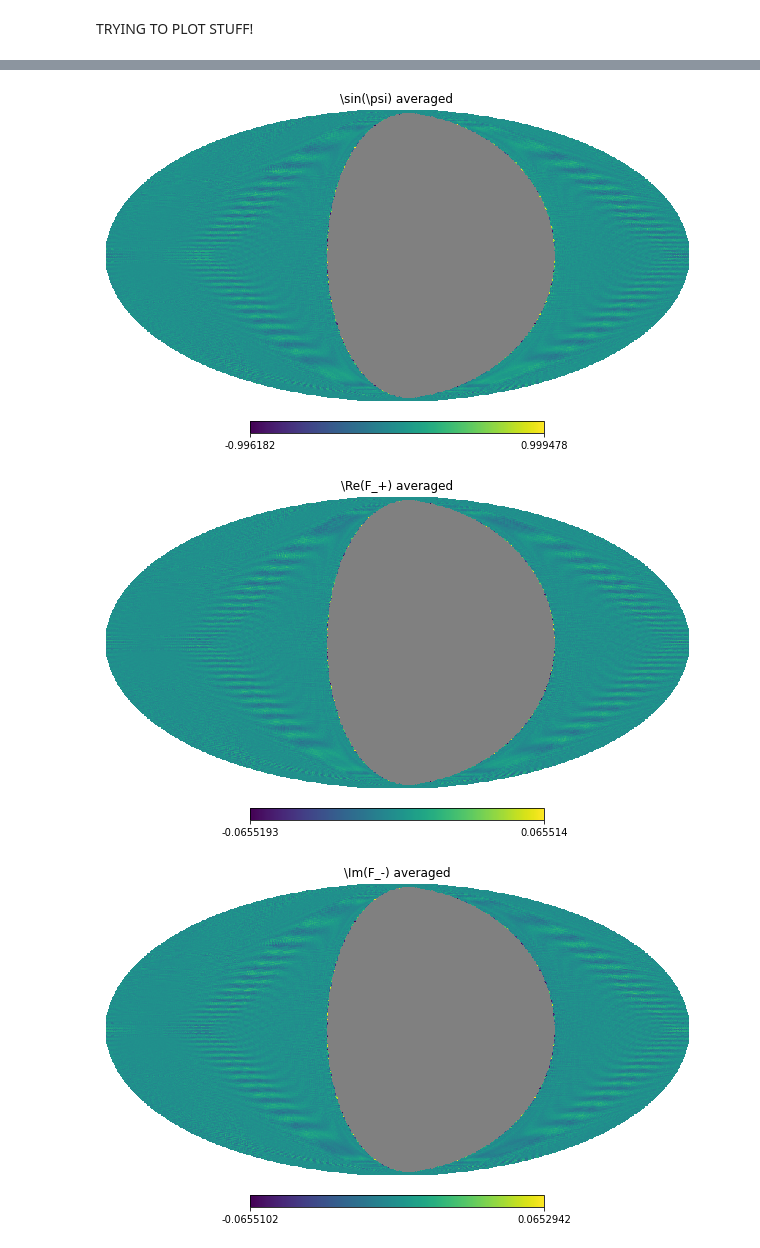
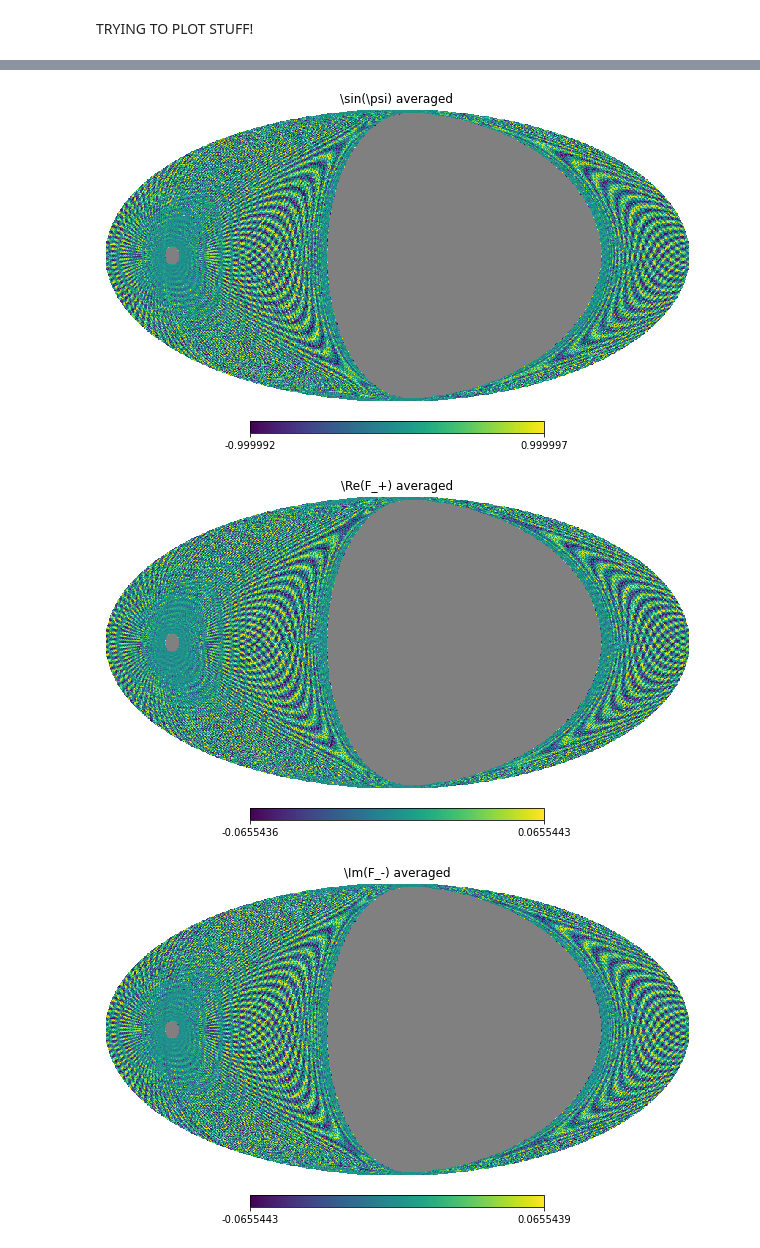
Before and after one commit to martamonelli/beamconv_tidy, a Jupyter notebook: beamconv/spin_stuff.ipynb, the cells around one changed output, grey strips where cells are left out. Cells and saved outputs as stored; diff of their text form; code cells hidden in the pictures.

Commit message:
fixed angles in Fminus

```diff
--- a/beamconv/spin_stuff.ipynb
+++ b/beamconv/spin_stuff.ipynb
@@ -79,7 +79,7 @@ sampling_freq = 19.0
 
 # setting up the scanning strategy parameters
 ctime0 = 1510000000            # initial time
-mlen = 30 * 24 * 60 * 60        # mission length in seconds (one month!)
+mlen = 1 * 24 * 60 * 60        # mission length in seconds (one day!)
 
 # definition of the scanning strategy making use of LiteBIRD's specifics (with ideal HWP)
 ss = ScanStrategy(duration=mlen,
@@ -415,16 +415,18 @@ for chunk in range(nchunk):
     pixels = ss.data(chunks[chunk],ss.beams[0][0],data_type='pix')
 
     for i in range(nsamp_chunk):
-        cos_summed[pixels[i]] += np.cos(2*psi_array[i])
-        sin_summed[pixels[i]] += np.sin(2*psi_array[i])
-        Fplus_Re_summed[pixels[i]] += ((mueller_140GHz[1,1]+mueller_140GHz[2,2])*np.cos(2*psi_array[i])
-                                       +(-mueller_140GHz[1,2]+mueller_140GHz[2,1])*np.sin(2*psi_array[i]))/2
-        Fplus_Im_summed[pixels[i]] += (-(mueller_140GHz[1,1]+mueller_140GHz[2,2])*np.sin(2*psi_array[i])
-                                       +(-mueller_140GHz[1,2]+mueller_140GHz[2,1])*np.cos(2*psi_array[i]))/2
-        Fminu_Re_summed[pixels[i]] += ((mueller_140GHz[1,1]+mueller_140GHz[2,2])*np.cos(2*psi_array[i])
-                                       -(-mueller_140GHz[1,2]+mueller_140GHz[2,1])*np.sin(2*psi_array[i]))/2
-        Fminu_Im_summed[pixels[i]] += ((mueller_140GHz[1,1]+mueller_140GHz[2,2])*np.sin(2*psi_array[i])
-                                       +(-mueller_140GHz[1,2]+mueller_140GHz[2,1])*np.cos(2*psi_array[i]))/2
+        psi = psi_array[i]
+        rho = 88/60*360*(nsamp_chunk*chunk+i)/sampling_freq
+        cos_summed[pixels[i]] += np.cos(2*psi)
+        sin_summed[pixels[i]] += np.sin(2*psi)
+        Fplus_Re_summed[pixels[i]] += ((mueller_140GHz[1,1]+mueller_140GHz[2,2])*np.cos(2*psi)
+                                       +(-mueller_140GHz[1,2]+mueller_140GHz[2,1])*np.sin(2*psi))/2
+        Fplus_Im_summed[pixels[i]] += (-(mueller_140GHz[1,1]+mueller_140GHz[2,2])*np.sin(2*psi)
+                                       +(-mueller_140GHz[1,2]+mueller_140GHz[2,1])*np.cos(2*psi))/2
+        Fminu_Re_summed[pixels[i]] += ((mueller_140GHz[1,1]+mueller_140GHz[2,2])*np.cos(2*(psi+2*rho))
+                                       -(-mueller_140GHz[1,2]+mueller_140GHz[2,1])*np.sin(2*(psi+2*rho)))/2
+        Fminu_Im_summed[pixels[i]] += ((mueller_140GHz[1,1]+mueller_140GHz[2,2])*np.sin(2*(psi+2*rho))
+                                       +(-mueller_140GHz[1,2]+mueller_140GHz[2,1])*np.cos(2*(psi+2*rho)))/2
         nhit_pix[pixels[i]] += 1
 
 cos_avg = np.zeros(npix)
@@ -461,3 +463,3 @@ hp.mollview(Fminu_Im_avg, title="\Im(F_-) averaged")
-[figure, old version]
+[figure, new version]
-[figure, old version]
+[figure, new version]
-[figure, old version]
+[figure, new version]
```
Also changed, not shown: parts of 3 cells of this notebook.
